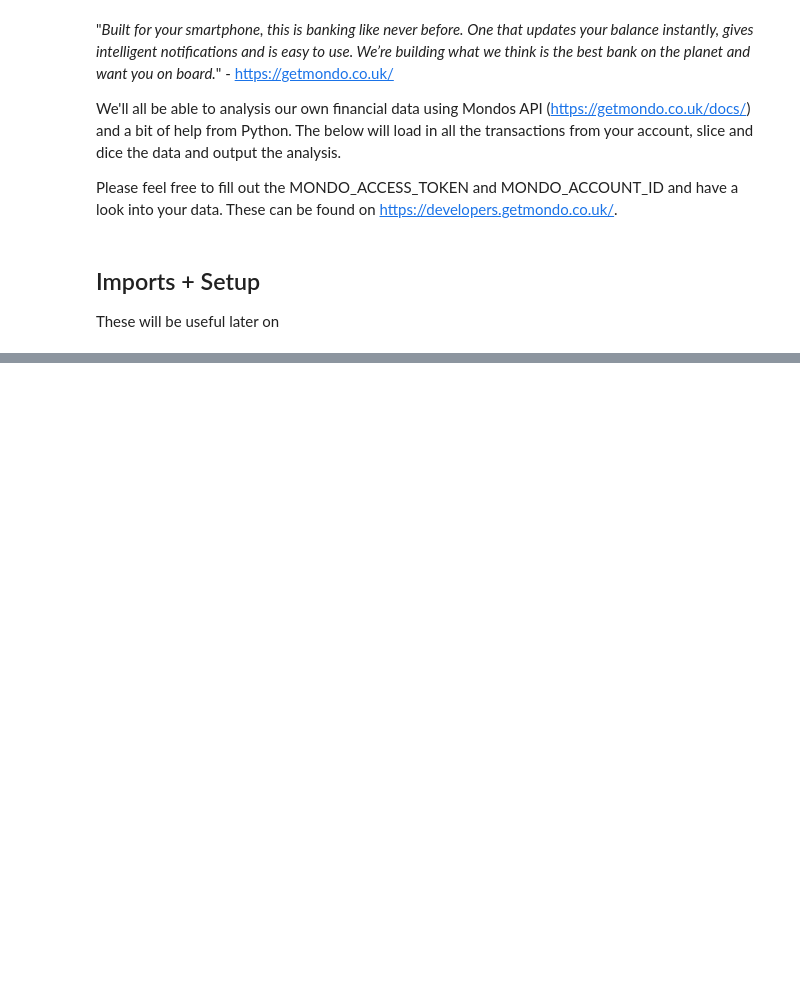
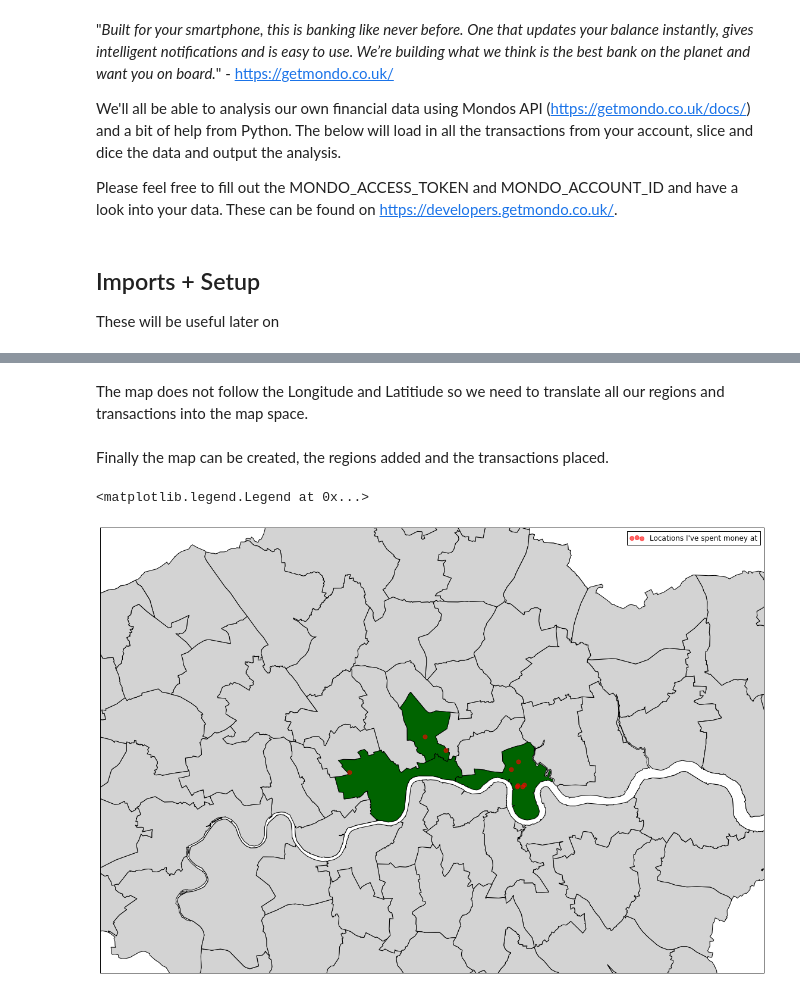
Before and after one commit to markdessain/mondo-analysis, a Jupyter notebook: python/transactions.ipynb, the cells around one changed output, grey strips where cells are left out. Saved outputs shown, nothing was run; the diff lists cells and outputs as text; code cells hidden in the pictures; blank space fills up the shorter version.

Commit message:
Revamp of map and point contain logic.

```diff
--- a/python/transactions.ipynb
+++ b/python/transactions.ipynb
@@ -84,0 +107,8 @@ for i in range(1, 34):
+# %%
+transactions = df[
+    (df['merchant.address.longitude'].notnull())
+    & (df['merchant.address.latitude'].notnull())
+    & (df['merchant.address.approximate'] == False)
+    & (df['decline_reason'].isnull())
+    & (df['point'].map(lambda p: border_polygon.contains(p)))
+]
@@ -135,0 +150,44 @@ plt.legend()
+# %% [markdown]
+The map does not follow the Longitude and Latitiude so we need to translate all our regions and transactions into the map space.
+# %%
+def translate(row):
+    zzz = m(
+        list(row['poly'].exterior.xy[0]),
+        list(row['poly'].exterior.xy[1])
+    )
+    return PolygonPatch(Polygon(list(zip(*zzz))), fc='darkgreen' if row['visited'] else 'lightgray')
+
+x, y = m(
+    list(transactions['merchant.address.longitude']),
+    list(transactions['merchant.address.latitude'])
+)
+
+regions = PatchCollection(
+    df_map.apply(translate, axis=1),
+    match_original=True
+)
+# %% [markdown]
+Finally the map can be created, the regions added and the transactions placed.
+# %%
+fig = plt.figure(figsize=(20, 30))
+ax = fig.add_subplot(111)
+
+ax.add_collection(regions)
+
+m.scatter(
+    x,
+    y,
+    50,
+    marker='o',
+    facecolor='red',
+    edgecolor='red',
+    alpha=0.6,
+    label='Locations I\'ve spent money at',
+    zorder=3
+)
+
+m.drawmapboundary()
+plt.legend()
+# %% [output]
+<matplotlib.legend.Legend at 0x...>
+[figure, added]
```
Also changed, not shown: parts of 23 cells of this notebook.
